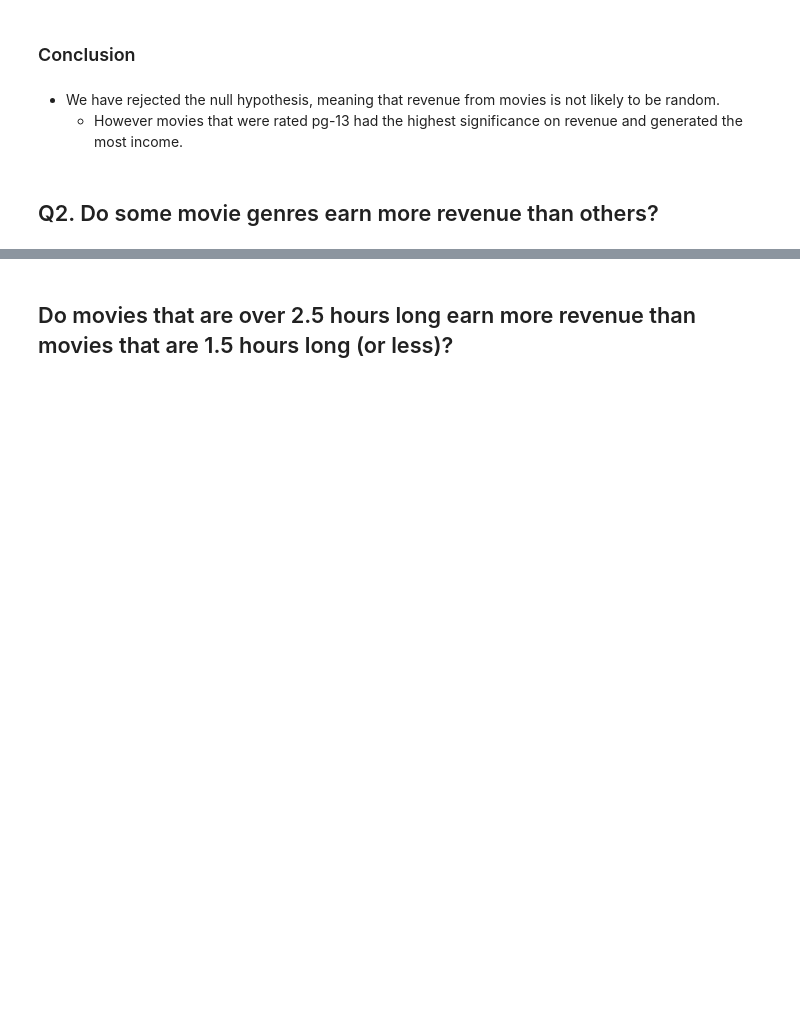
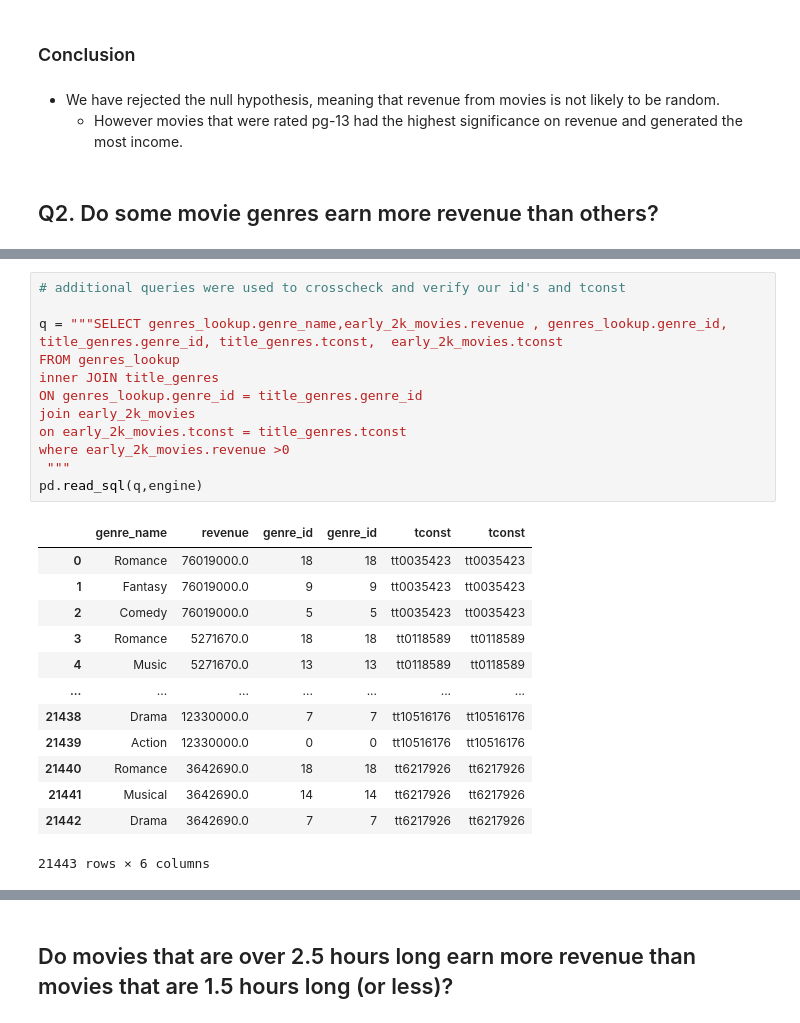
Before and after one commit to SeanRommes/Predicting-Better-Movies, a Jupyter notebook: Making Better Movies Pt. 4- Hypothesis Testing.ipynb, the cells around one changed output, grey strips where cells are left out. Cells and saved outputs as stored; diff of their text form; blank space fills up the shorter version.

```diff
--- a/Making Better Movies Pt. 4- Hypothesis Testing.ipynb
+++ b/Making Better Movies Pt. 4- Hypothesis Testing.ipynb
@@ -484,0 +452,27 @@ genres.value_counts().sum()
+# %%
+# additional queries were used to crosscheck and verify our id's and tconst
+
+q = """SELECT genres_lookup.genre_name,early_2k_movies.revenue , genres_lookup.genre_id,
+title_genres.genre_id, title_genres.tconst,  early_2k_movies.tconst
+FROM genres_lookup
+inner JOIN title_genres
+ON genres_lookup.genre_id = title_genres.genre_id
+join early_2k_movies
+on early_2k_movies.tconst = title_genres.tconst
+where early_2k_movies.revenue >0
+ """
+pd.read_sql(q,engine)
+# %% [output]
+|  | genre_name | revenue | genre_id | genre_id | tconst | tconst |
+| 0 | Romance | 76019000.0 | 18 | 18 | tt0035423 | tt0035423 |
+| 1 | Fantasy | 76019000.0 | 9 | 9 | tt0035423 | tt0035423 |
+| 2 | Comedy | 76019000.0 | 5 | 5 | tt0035423 | tt0035423 |
+| 3 | Romance | 5271670.0 | 18 | 18 | tt0118589 | tt0118589 |
+| 4 | Music | 5271670.0 | 13 | 13 | tt0118589 | tt0118589 |
+| ... | ... | ... | ... | ... | ... | ... |
+| 21438 | Drama | 12330000.0 | 7 | 7 | tt10516176 | tt10516176 |
+| 21439 | Action | 12330000.0 | 0 | 0 | tt10516176 | tt10516176 |
+| 21440 | Romance | 3642690.0 | 18 | 18 | tt6217926 | tt6217926 |
+| 21441 | Musical | 3642690.0 | 14 | 14 | tt6217926 | tt6217926 |
+| 21442 | Drama | 3642690.0 | 7 | 7 | tt6217926 | tt6217926 |
+21443 rows × 6 columns
```
Also changed, not shown: parts of 60 cells of this notebook.
